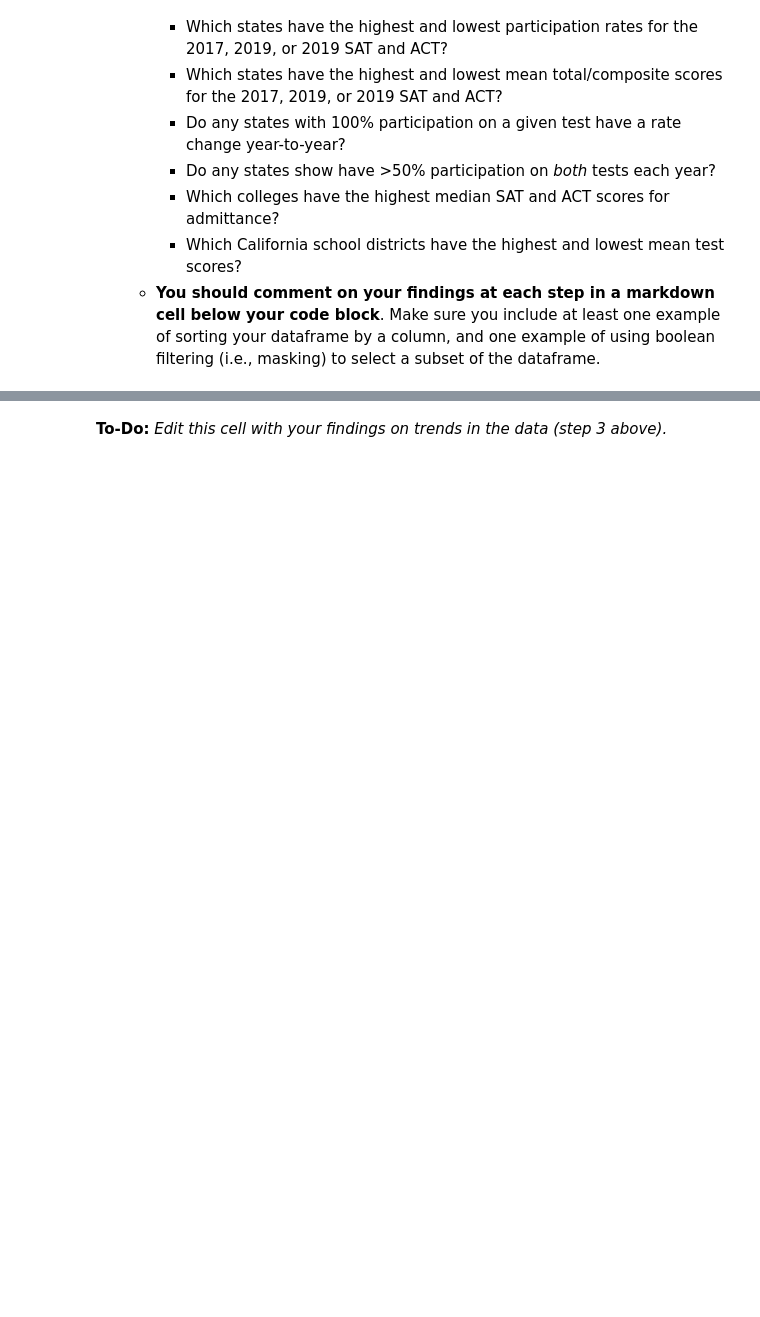
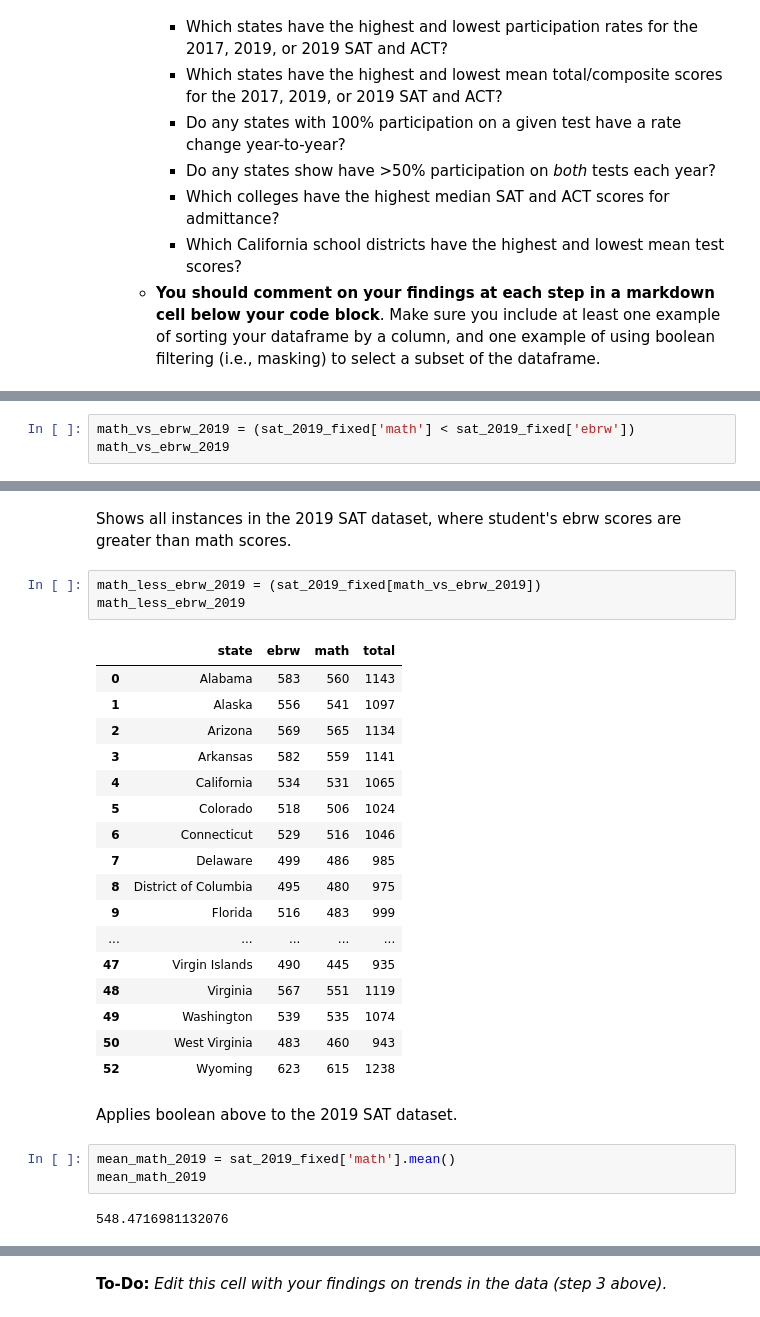
Before and after one commit to prathikc712/SAT-Analysis, a Jupyter notebook: code/starter-code.ipynb, the cells around one changed output, grey strips where cells are left out. Saved outputs shown, nothing was run; the diff lists cells and outputs as text; blank space fills up the shorter version.

```diff
--- a/code/starter-code.ipynb
+++ b/code/starter-code.ipynb
@@ -361,0 +435,3 @@ Complete the following steps to explore your data. You are welcome to do more ED
+# %%
+math_vs_ebrw_2019 = (sat_2019_fixed['math'] < sat_2019_fixed['ebrw'])
+math_vs_ebrw_2019
@@ -361,0 +456,30 @@ Complete the following steps to explore your data. You are welcome to do more ED
+# %% [markdown]
+Shows all instances in the 2019 SAT dataset, where student's ebrw scores are greater than math scores.
+# %%
+math_less_ebrw_2019 = (sat_2019_fixed[math_vs_ebrw_2019])
+math_less_ebrw_2019
+# %% [output]
+|  | state | ebrw | math | total |
+| 0 | Alabama | 583 | 560 | 1143 |
+| 1 | Alaska | 556 | 541 | 1097 |
+| 2 | Arizona | 569 | 565 | 1134 |
+| 3 | Arkansas | 582 | 559 | 1141 |
+| 4 | California | 534 | 531 | 1065 |
+| 5 | Colorado | 518 | 506 | 1024 |
+| 6 | Connecticut | 529 | 516 | 1046 |
+| 7 | Delaware | 499 | 486 | 985 |
+| 8 | District of Columbia | 495 | 480 | 975 |
+| 9 | Florida | 516 | 483 | 999 |
+| ... | ... | ... | ... | ... |
+| 47 | Virgin Islands | 490 | 445 | 935 |
+| 48 | Virginia | 567 | 551 | 1119 |
+| 49 | Washington | 539 | 535 | 1074 |
+| 50 | West Virginia | 483 | 460 | 943 |
+| 52 | Wyoming | 623 | 615 | 1238 |
+# %% [markdown]
+Applies boolean above to the 2019 SAT dataset.
+# %%
+mean_math_2019 = sat_2019_fixed['math'].mean()
+mean_math_2019
+# %% [output]
+548.4716981132076
```
Also changed, not shown: parts of 26 cells of this notebook.
